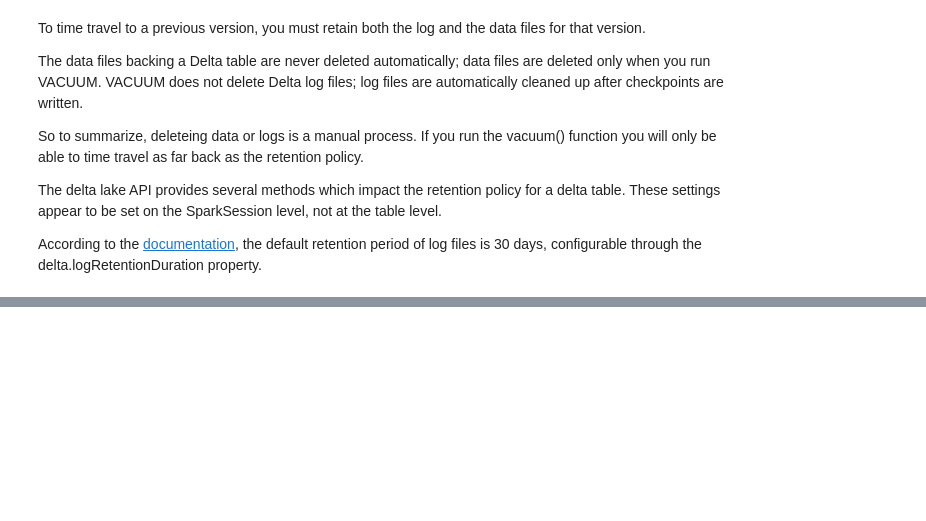
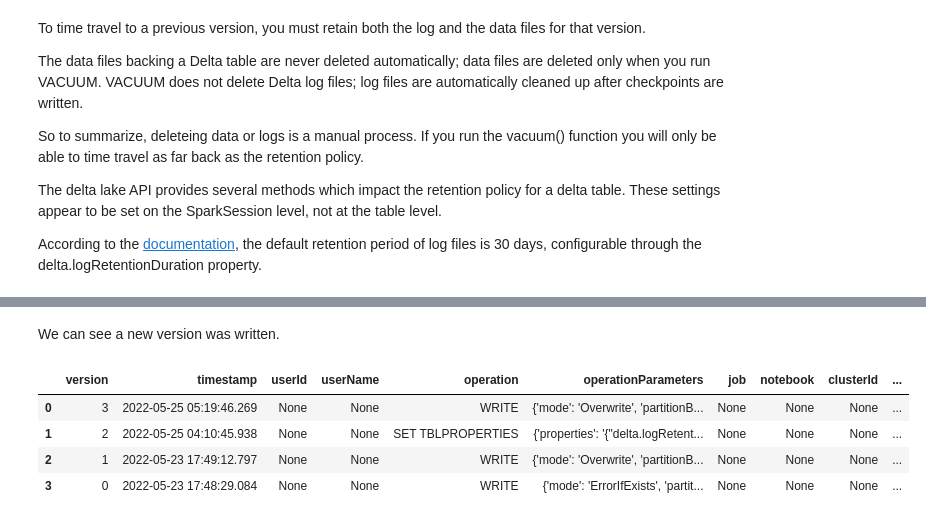
Before and after one commit to taylor-schneider/ml-training-jupyter-notebooks, a Jupyter notebook: Data Engineering/Data Lakehouse/Deltalake/Delta Lake Time Travel.ipynb, the cells around one changed output, grey strips where cells are left out. Cells and saved outputs as stored; diff of their text form; code cells hidden in the pictures; blank space fills up the shorter version.

Commit message:
Continued working on deltalake files

```diff
--- a/Data Engineering/Data Lakehouse/Deltalake/Delta Lake Time Travel.ipynb
+++ b/Data Engineering/Data Lakehouse/Deltalake/Delta Lake Time Travel.ipynb
@@ -756,0 +717,10 @@ https://docs.delta.io/latest/delta-utility.html#restore-a-delta-table-to-an-earl
+# %% [markdown]
+We can see a new version was written.
+# %%
+sparkSession.sql(f"DESCRIBE HISTORY delta.`{full_delta_table_path}`").toPandas()
+# %% [output]
+|  | version | timestamp | userId | userName | operation | operationParameters | job | notebook | clusterId | ... |
+| 0 | 3 | 2022-05-25 05:19:46.269 | None | None | WRITE | {'mode': 'Overwrite', 'partitionB... | None | None | None | ... |
+| 1 | 2 | 2022-05-25 04:10:45.938 | None | None | SET TBLPROPERTIES | {'properties': '{"delta.logRetent... | None | None | None | ... |
+| 2 | 1 | 2022-05-23 17:49:12.797 | None | None | WRITE | {'mode': 'Overwrite', 'partitionB... | None | None | None | ... |
+| 3 | 0 | 2022-05-23 17:48:29.084 | None | None | WRITE | {'mode': 'ErrorIfExists', 'partit... | None | None | None | ... |
```
Also changed, not shown: parts of 87 cells of this notebook, 1 other file.
